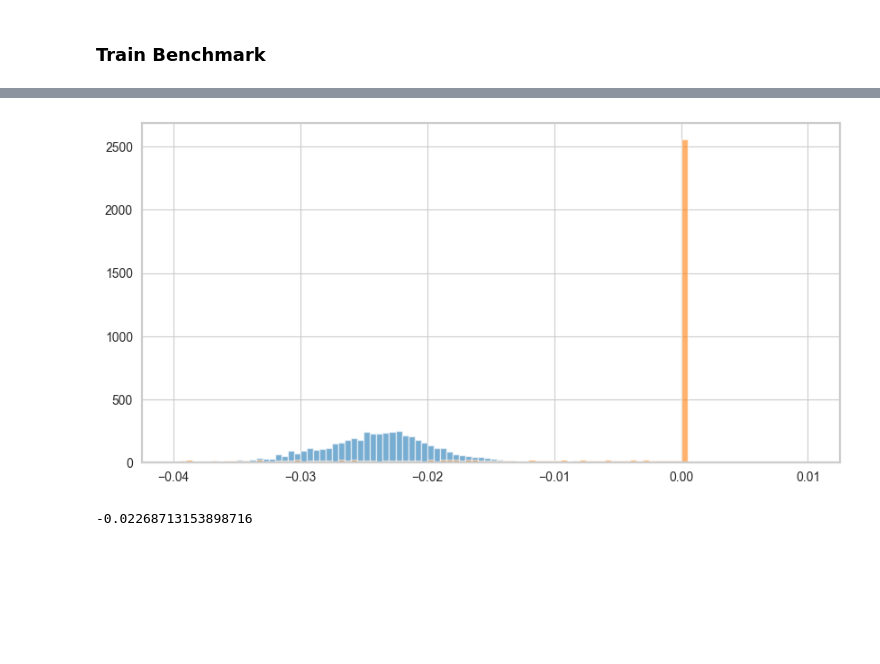
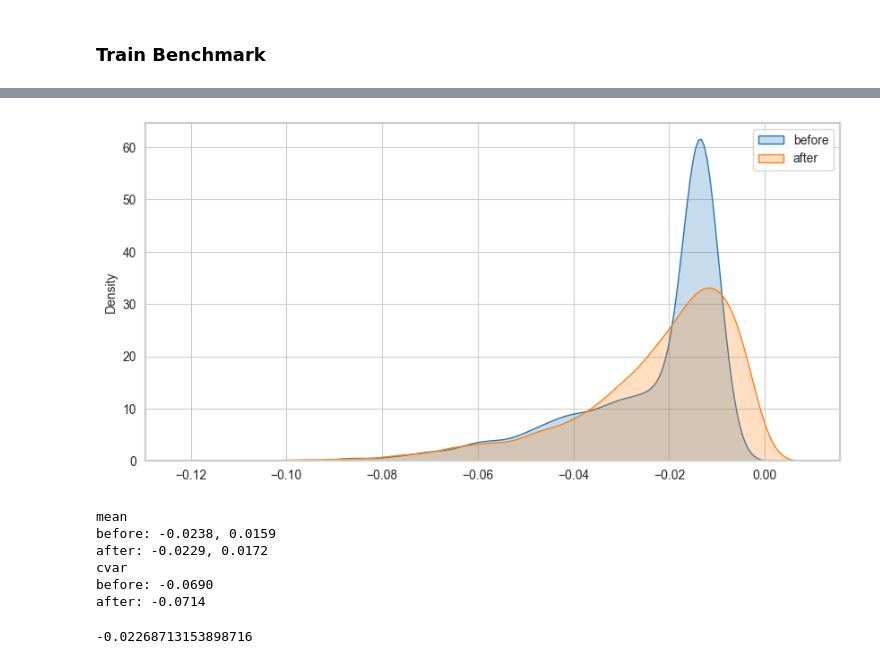
Before and after one commit to bluesunb/Deep_Hedging, a Jupyter notebook: Algorithms/dl/no-transaction-band.ipynb, the cells around one changed output, grey strips where cells are left out. Drawn from its saved outputs; the diff is of its cells as text; code cells hidden in the pictures; blank space fills up the shorter version.

```diff
--- a/Algorithms/dl/no-transaction-band.ipynb
+++ b/Algorithms/dl/no-transaction-band.ipynb
@@ -248,11 +243,25 @@ set_seed()
 pnl_after = compute_pnl(model_ntb, n_paths, cost=1e-3, recurrent=False)
-# %%
-plt_kwargs['range'] = (-0.04, 0.01)
-plt.hist(to_numpy(pnl_before), **plt_kwargs)
-plt.hist(to_numpy(pnl_after), **plt_kwargs)
-plt.show()
-# %% [output]
-[figure, removed]
+# %%
+sb.kdeplot(to_numpy(pnl_before), shade=True, label='before')
+sb.kdeplot(to_numpy(pnl_after), shade=True, label='after')
+plt.legend()
+plt.show()
+
+print(f'mean')
+print(f'before: {pnl_before.mean():.4f}, {pnl_before.std():.4f}')
+print(f'after: {pnl_after.mean():.4f}, {pnl_after.std():.4f}')
+
+print('cvar')
+print(f'before: {rt.cvar_reward(pnl_before):.4f}')
+print(f'after: {rt.cvar_reward(pnl_after):.4f}')
+# %% [output]
+[figure, added]
+mean
+before: -0.0238, 0.0159
+after: -0.0229, 0.0172
+cvar
+before: -0.0690
+after: -0.0714
 # %%
 np.save('best_pnl_after_2', to_numpy(pnl_after))
 # %%
```
Also changed, not shown: parts of 19 cells of this notebook, 6 other files.
